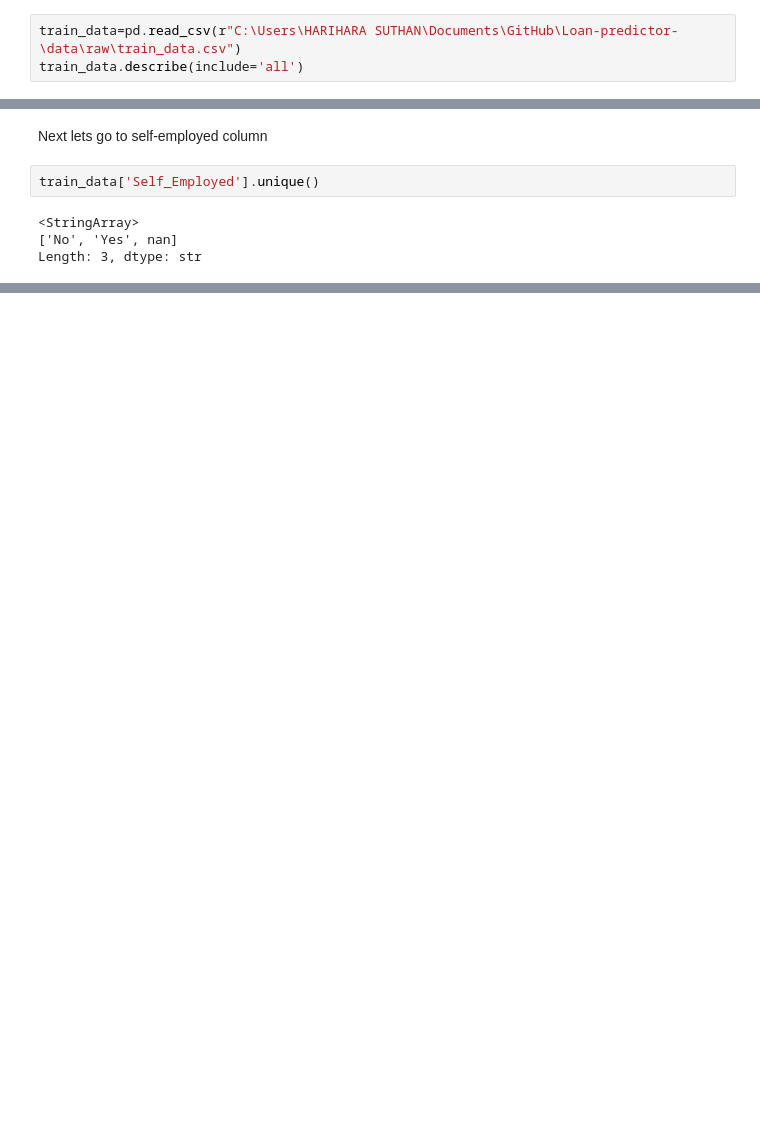
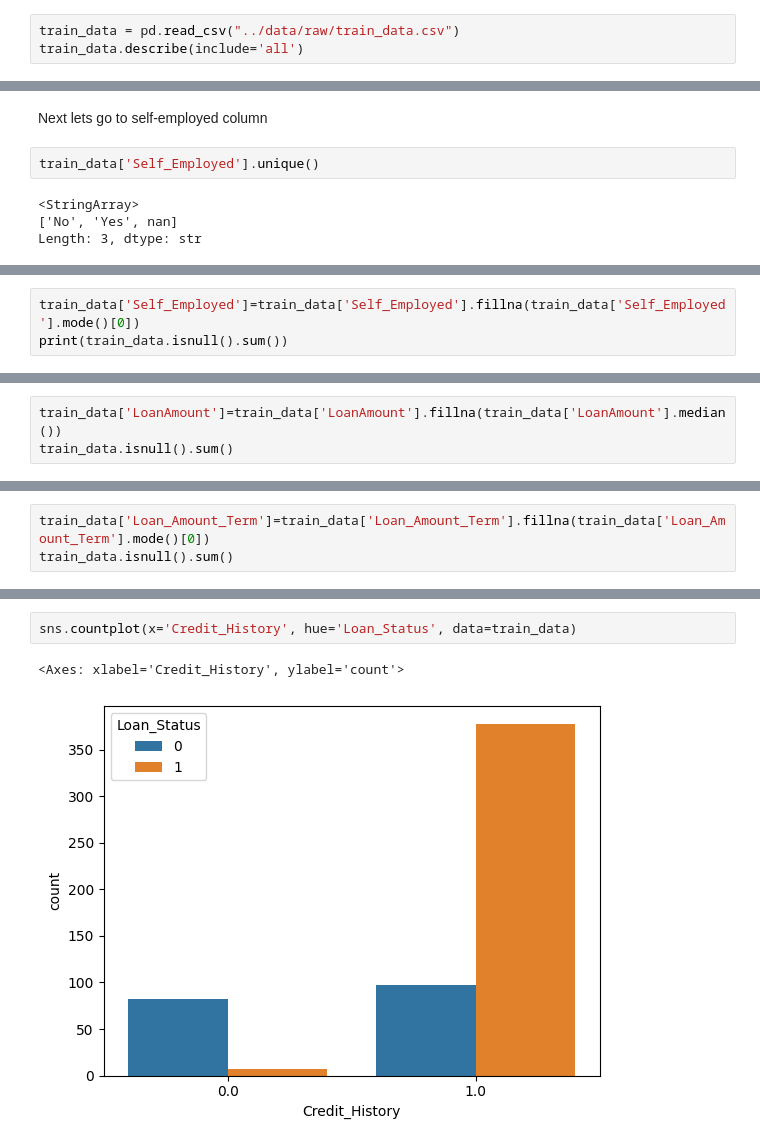
Before and after one commit to GITTY5678/Loan-predictor-, a Jupyter notebook: notebooks/eda.ipynb, the cells around one changed output, grey strips where cells are left out. Drawn from its saved outputs; the diff is of its cells as text; blank space fills up the shorter version.

Commit message:
data cleaned

```diff
--- a/notebooks/eda.ipynb
+++ b/notebooks/eda.ipynb
@@ -19,7 +19,7 @@ from sklearn.linear_model import SGDClassifier
 from sklearn.tree import DecisionTreeClassifier
 from sklearn.metrics import accuracy_score, mean_squared_error
 # %%
-train_data=pd.read_csv(r"C:\Users\HARIHARA SUTHAN\Documents\GitHub\Loan-predictor-\data\raw\train_data.csv")
+train_data = pd.read_csv("../data/raw/train_data.csv")
 train_data.describe(include='all')
 # %% [output]
 |  | Loan_ID | Gender | Married | Dependents | Education | Self_Employed | ApplicantIncome | CoapplicantIncome | ... |
@@ -381,0 +396,3 @@ train_data.crosstab(train_data['Self_Employed'],train_data['Loan_Status'])
+# %%
+train_data['Self_Employed']=train_data['Self_Employed'].fillna(train_data['Self_Employed'].mode()[0])
+print(train_data.isnull().sum())
@@ -381,0 +475,3 @@ train_data.crosstab(train_data['Self_Employed'],train_data['Loan_Status'])
+# %%
+train_data['LoanAmount']=train_data['LoanAmount'].fillna(train_data['LoanAmount'].median())
+train_data.isnull().sum()
@@ -381,0 +492,3 @@ train_data.crosstab(train_data['Self_Employed'],train_data['Loan_Status'])
+# %%
+train_data['Loan_Amount_Term']=train_data['Loan_Amount_Term'].fillna(train_data['Loan_Amount_Term'].mode()[0])
+train_data.isnull().sum()
@@ -381,0 +521,5 @@ train_data.crosstab(train_data['Self_Employed'],train_data['Loan_Status'])
+# %%
+sns.countplot(x='Credit_History', hue='Loan_Status', data=train_data)
+# %% [output]
+<Axes: xlabel='Credit_History', ylabel='count'>
+[figure, added]
```
Also changed, not shown: parts of 18 cells of this notebook.
